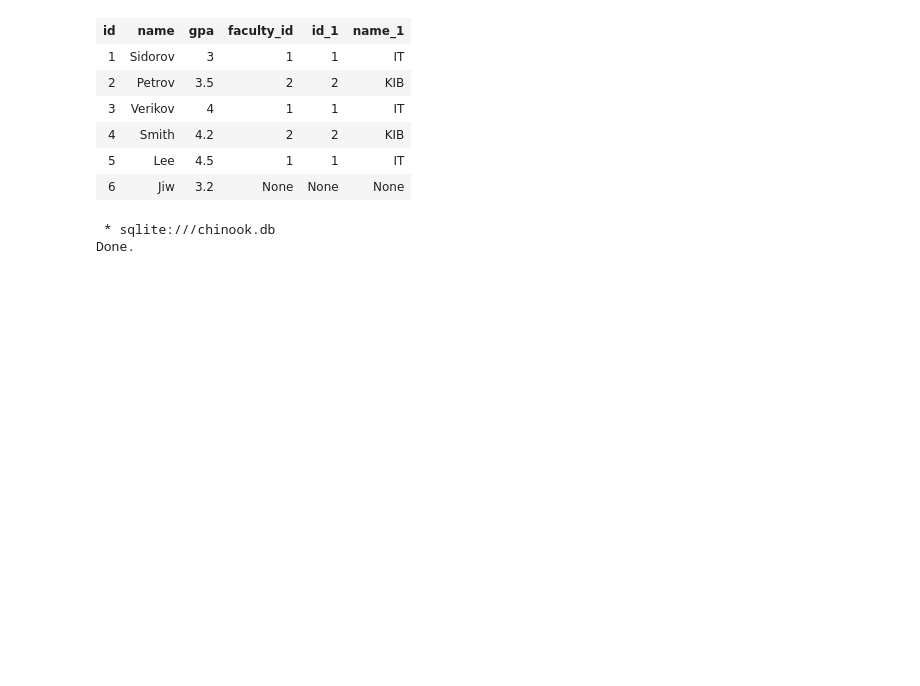
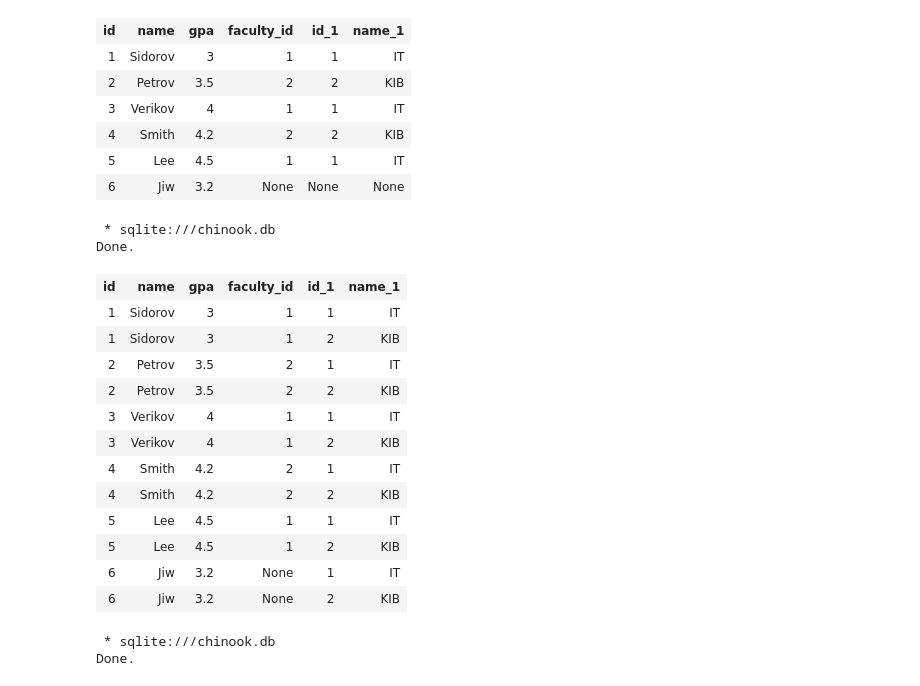
Before and after one commit to nikb-de/Databases_Autumn_2020, a Jupyter notebook: Week2/Practice 2.ipynb, the cells around one changed output. Saved outputs shown, nothing was run; the diff lists cells and outputs as text; code cells hidden in the pictures; blank space fills up the shorter version.

```diff
--- a/Week2/Practice 2.ipynb
+++ b/Week2/Practice 2.ipynb
@@ -567,6 +686,28 @@ Done.
 | 4 | Smith | 4.2 | 2 | 2 | KIB |
 | 5 | Lee | 4.5 | 1 | 1 | IT |
 | 6 | Jiw | 3.2 | None | None | None |
+# %%
+%%sql
+SELECT s.*, f.*
+  FROM Students s
+  CROSS
+  JOIN Faculties F
+# %% [output]
+ * sqlite:///chinook.db
+Done.
+| id | name | gpa | faculty_id | id_1 | name_1 |
+| 1 | Sidorov | 3 | 1 | 1 | IT |
+| 1 | Sidorov | 3 | 1 | 2 | KIB |
+| 2 | Petrov | 3.5 | 2 | 1 | IT |
+| 2 | Petrov | 3.5 | 2 | 2 | KIB |
+| 3 | Verikov | 4 | 1 | 1 | IT |
+| 3 | Verikov | 4 | 1 | 2 | KIB |
+| 4 | Smith | 4.2 | 2 | 1 | IT |
+| 4 | Smith | 4.2 | 2 | 2 | KIB |
+| 5 | Lee | 4.5 | 1 | 1 | IT |
+| 5 | Lee | 4.5 | 1 | 2 | KIB |
+| 6 | Jiw | 3.2 | None | 1 | IT |
+| 6 | Jiw | 3.2 | None | 2 | KIB |
 # %%
 %%sql
 SELECT s.*, f.*
```
Also changed, not shown: parts of 20 cells of this notebook, 4 other files.
